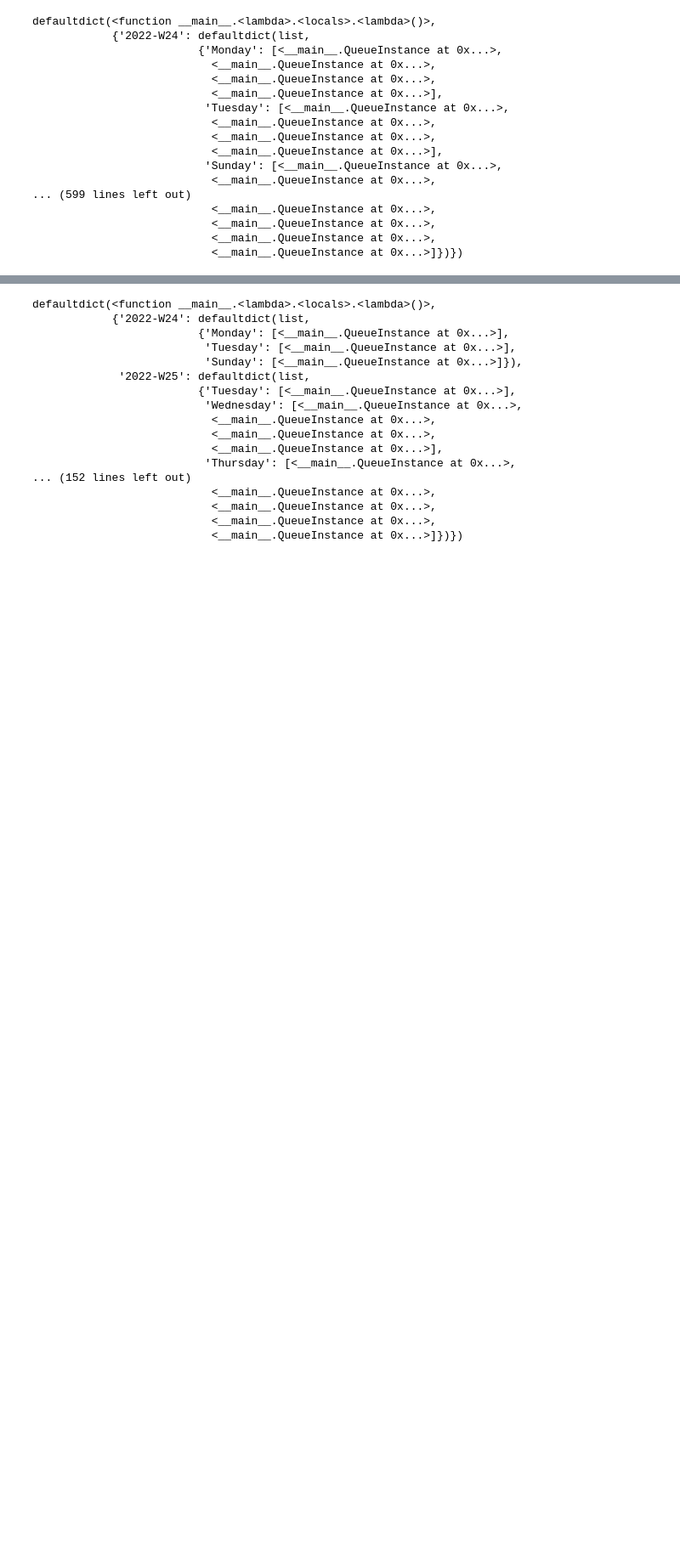
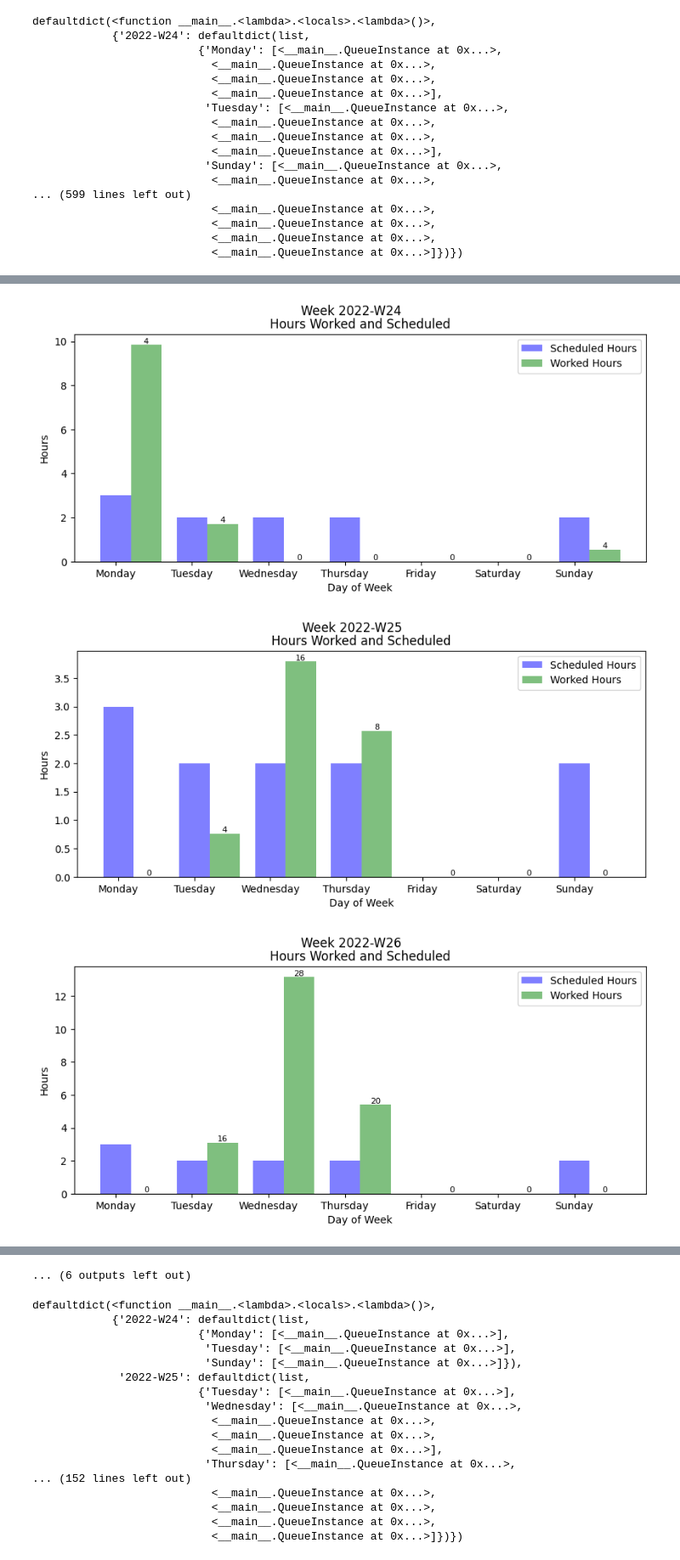
Before and after one commit to gdurand2/cs128db, a Jupyter notebook: test.ipynb, the cells around one changed output, grey strips where cells are left out. Shown at 85% size. Cells and saved outputs as stored; diff of their text form; code cells hidden in the pictures; blank space fills up the shorter version.

Commit message:
better plotting

```diff
--- a/test.ipynb
+++ b/test.ipynb
@@ -427,0 +395,38 @@ plot_hours_worked(staff_members['gdurand2'])
+# %%
+import matplotlib.pyplot as plt
+import numpy as np
+def plot_hours_worked(staff_member):
+    for week, hours_worked in staff_member.hours_worked.items():
+        hours_to_work = staff_member.hours_to_work
+        queue_instances = staff_member.queue_instances.get(week, {})
+        fig, ax = plt.subplots(figsize=(10, 4))
+        fig.suptitle(f"Week {week}")
+        day_map = {'Monday': 0, 'Tuesday': 1, 'Wednesday': 2, 'Thursday': 3, 'Friday': 4, 'Saturday': 5, 'Sunday': 6}
+
+        bar_width = 0.4
+        opacity = 0.5
+        ax.bar([day_map[day] for day in hours_to_work.keys()], hours_to_work.values(), bar_width,
+               alpha=opacity, color='b', label='Scheduled Hours')
+
+        ax.bar([day_map[day] + bar_width for day in hours_worked.keys()], hours_worked.values(), bar_width,
+               alpha=opacity, color='g', label='Worked Hours')
+
+        for day, instances in queue_instances.items():
+            if day in hours_worked:
+                x = day_map[day] + bar_width
+                y = hours_worked[day]  # offset label above bar
+                ax.text(x, y, str(instances), ha='center', va='bottom', fontsize=8)
+        # relabel x-axis
+        ax.set_xticks(range(7))
+        ax.set_xticklabels(['Monday', 'Tuesday', 'Wednesday', 'Thursday', 'Friday', 'Saturday', 'Sunday'])
+        ax.set_xlabel('Day of Week')
+        ax.set_ylabel('Hours')
+        ax.set_title('Hours Worked and Scheduled')
+        ax.legend()
+        plt.show()
+
+plot_hours_worked(staff_members['gdurand2'])
+# %% [output]
+[figure, added]
+[figure, added]
+[figure, added]
@@ -428,3 +442,4 @@ plot_hours_worked(staff_members['gdurand2'])
+... (6 outputs left out)
 # %%
 import csv
 from collections import defaultdict
```
Also changed, not shown: parts of 12 cells of this notebook.
